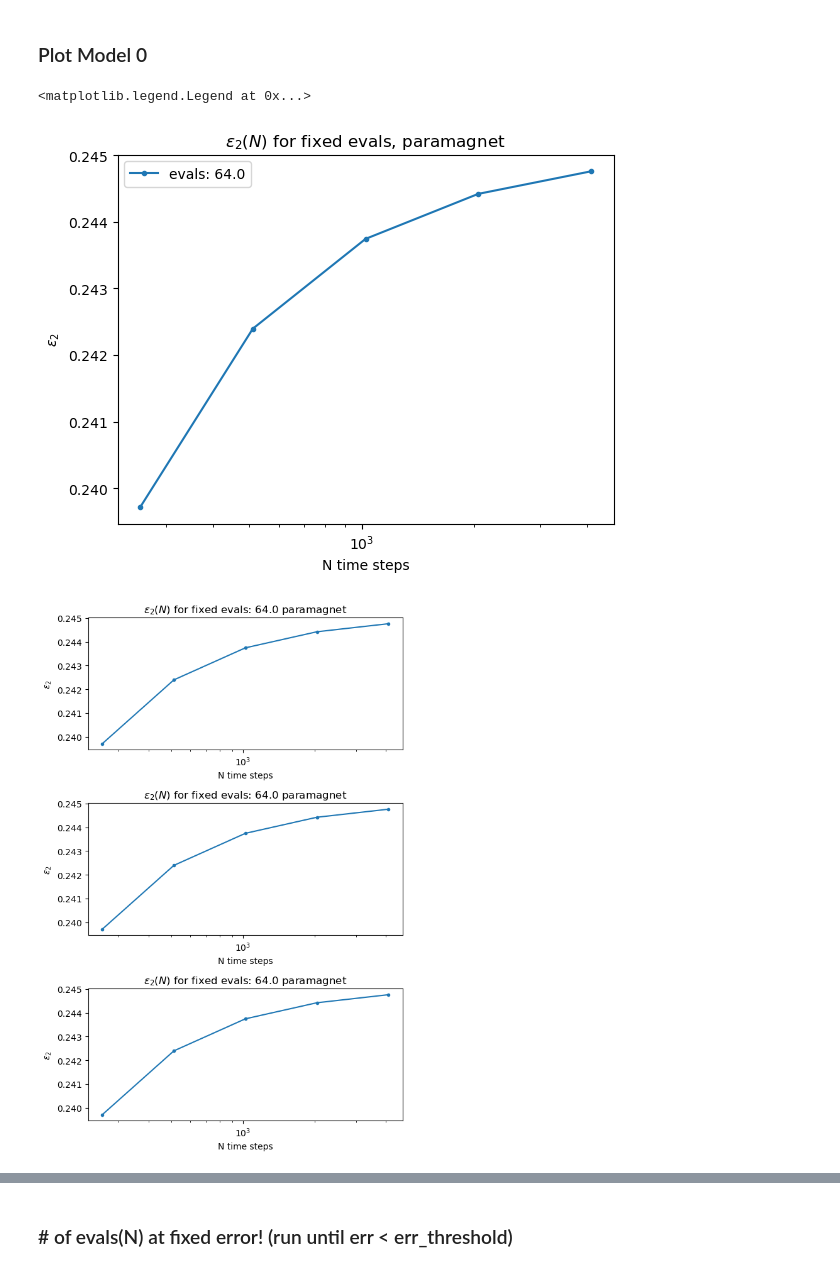
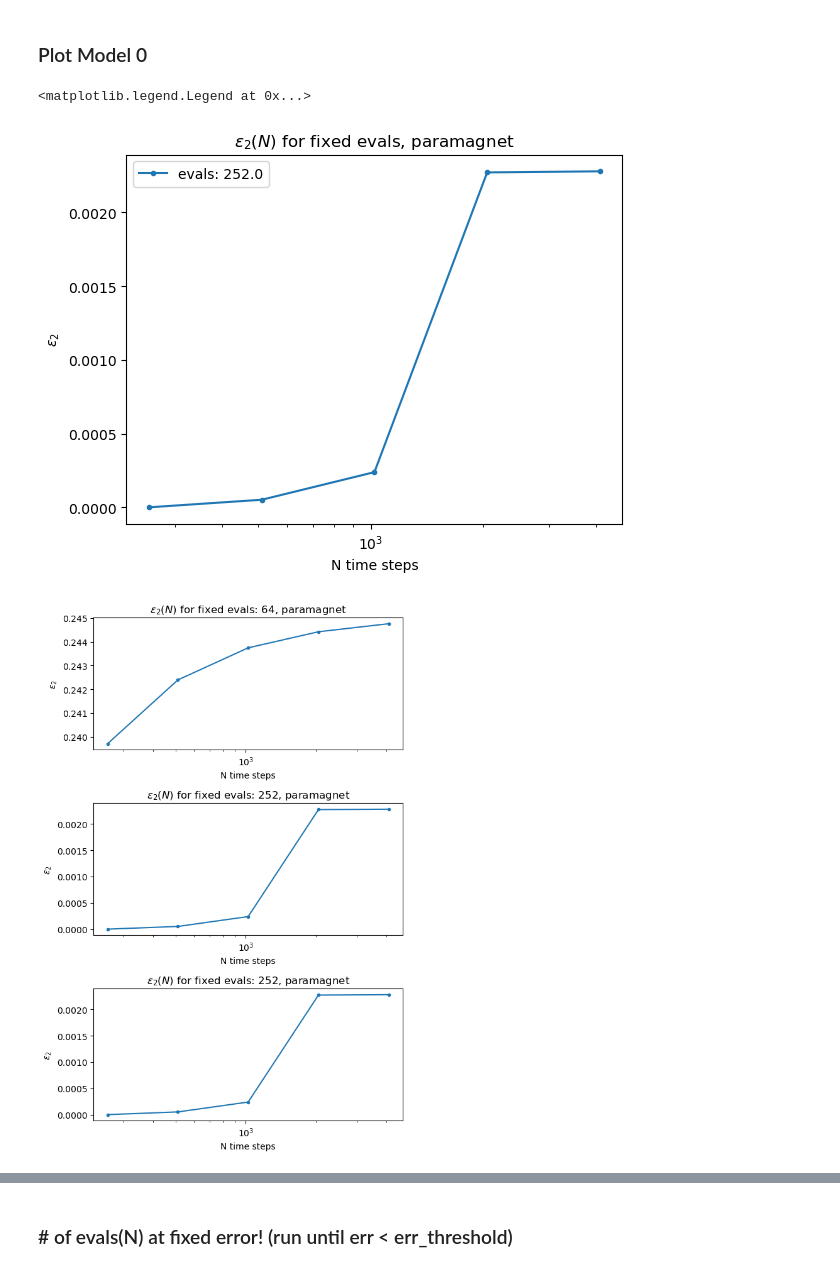
Before and after one commit to gconcheri/Student-Research-Job, a Jupyter notebook: Correlation_function/Corrfunc_LsiteaccumulativeTCI_relevant_plots_new.ipynb, the cells around one changed output, grey strips where cells are left out. Cells and saved outputs as stored; diff of their text form; code cells hidden in the pictures.

```diff
--- a/Correlation_function/Corrfunc_LsiteaccumulativeTCI_relevant_plots_new.ipynb
+++ b/Correlation_function/Corrfunc_LsiteaccumulativeTCI_relevant_plots_new.ipynb
@@ -32,35 +31,0 @@ D = L
-# %%
-# Define parameters
-nlist = np.arange(8,13,1)
-Nlist = [2**n for n in nlist]
-iterlist = list(range(1, 14))
-err2list = [[] for _ in iterlist]
-errmaxlist = [[] for _ in iterlist]
-evallist = [[] for _ in iterlist]
-
-# Generate Hamiltonian
-H = ED.gen_Ham(L = L, model = 0)
-
-# Iterate over nlist
-for n in nlist:
-    print(f"n = {n}")
-    # Generate correlator and function values
-    Cs = ED.correlator(H= H, L = L, dt = dt/2**(n-8),  n = n)
-    func_vals = Cs.T #Cs is in the form (X,T)
-    f_t = lambda *t: Cs.reshape((D,) + (2,) * n)[:,*t]
-
-    # Iterate over iterlist
-    for idx, i in enumerate(iterlist):
-        func = TCI.function(f_t)
-        _, _, evals, err_2, err_max, _ = TCI.accumulative_tensor_cross_interpolation(func,         # function to be interpolated
-                                        func_vals,
-                                        D,
-                                        L=n,          # number of MPS tensors
-                                        iters=i)
-
-        # Append results
-        err2list[idx].append(err_2)
-        errmaxlist[idx].append(err_max)
-        evallist[idx].append(evals)
-
-        #I could do a dictionary for model 0 and model 2
@@ -393,24 +350,24 @@ plt.xscale('log')
 # %% [markdown]
 ### Plot Model 0
 # %%
-plt.plot(Nlist, best_err2['0'][0], '.-', label = f'evals: {np.average(best_eval['0'][0])}')
+plt.plot(Nlist, best_err2['0'][1], '.-', label = f'evals: {np.average(best_eval['0'][1])}')
 plt.xlabel('N time steps')
 plt.ylabel(r'$\epsilon_2$')
 plt.xscale('log')
 plt.title(r'$\epsilon_2(N)$ for fixed evals, paramagnet')
 plt.legend()
 # %% [output]
 <matplotlib.legend.Legend at 0x...>
-[figure, old version]
+[figure, new version]
 # %%
 fig, ax = plt.subplots(len(best_err2['0']), 1, figsize = (6, 3*len(best_err2['0'])))
 
 for idx, i in enumerate(best_err2['0']):
-    ax[idx].plot(Nlist, best_err2['0'][0], '.-')
+    ax[idx].plot(Nlist, i, '.-')
     ax[idx].set(xlabel = 'N time steps', ylabel = r'$\epsilon_2$')
     ax[idx].set(xscale = 'log')
-    ax[idx].set_title(r'$\epsilon_2(N)$ for fixed evals: ' + f'{np.average(best_eval['0'][0])}' + ' paramagnet')
+    ax[idx].set_title(r'$\epsilon_2(N)$ for fixed evals: ' + f'{np.average(best_eval['0'][idx]):.0f}' + ', paramagnet')
 
 fig.tight_layout()
 # %% [output]
-[figure, old version]
+[figure, new version]
```
Also changed, not shown: parts of 18 cells of this notebook, 1 other file.
